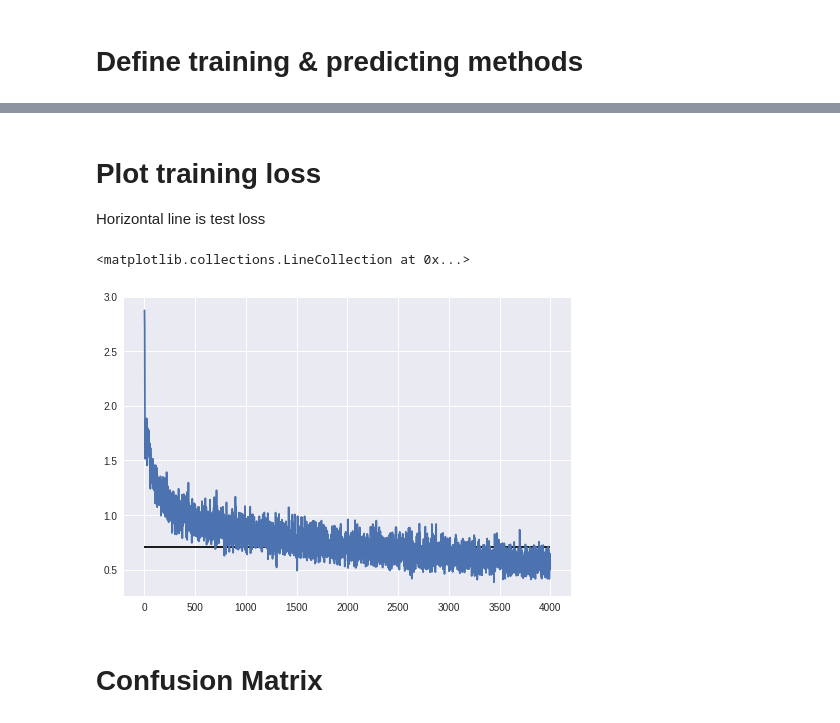
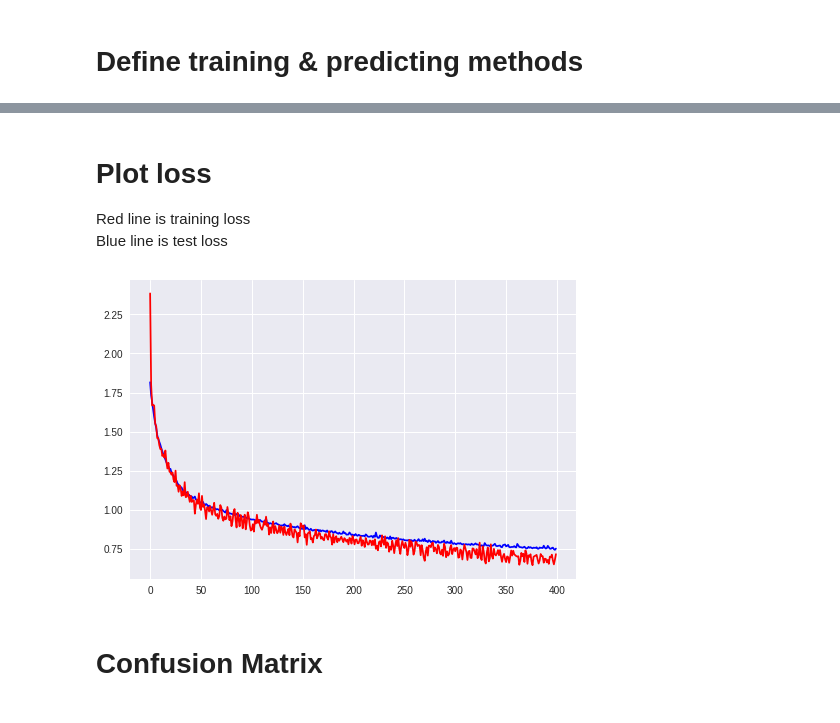
Before and after one commit to nathanaelsee/diffplasticity-RNN, a Jupyter notebook: diffplastRNN.ipynb, the cells around one changed output, grey strips where cells are left out. Saved outputs shown, nothing was run; the diff lists cells and outputs as text; code cells hidden in the pictures.

```diff
--- a/diffplastRNN.ipynb
+++ b/diffplastRNN.ipynb
@@ -67,16 +68,17 @@ import string
 import glob
 import random
 
-all_letters = string.ascii_letters + " .,;'"
+all_letters = string.ascii_lowercase + " .,;'"
 n_letters = len(all_letters)
 
 # Turn a Unicode string to plain ASCII, thanks to http://stackoverflow.com/a/518232/2809427
 def unicodeToAscii(s):
+    s = s.lower()
     return ''.join(
         c for c in unicodedata.normalize('NFD', s)
         if unicodedata.category(c) != 'Mn'
         and c in all_letters
-    ).lower()
+    )
 
 def letterToIndex(letter):
     return all_letters.find(letter)
@@ -234,6 +236,11 @@ net = DiffPlastRNN(n_letters, n_categories)
 loss_func = nn.NLLLoss() # negative log likelihood loss
 optimizer = torch.optim.Adam(net.parameters(), lr=learning_rate) # Adam optimizer - more nuanced than basic grad desc
 
+# Load from model info if previously saved
+if os.path.exists('model.pt') == True:
+    net = torch.load('model.pt')
+    print("Pre-trained model data loaded")
+
 # Enable CUDA if available
 if torch.cuda.is_available():
     net.cuda()
@@ -446,0 +419,6 @@ Test accuracy: 0.7825223435948362
+# %%
+epochs = 20
+for i in range(epochs):
+    random.shuffle(training_set)
+    print("Epoch", i+1)
+    train(training_losses, test_losses)
@@ -447,15 +443,19 @@ Test accuracy: 0.7825223435948362
 # %% [markdown]
-# Plot training loss
-Horizontal line is test loss
+# Plot loss
+Red line is training loss
+Blue line is test loss
 # %%
 import matplotlib.pyplot as plt
 
 graph = plt.figure()
-plt.plot(training_losses)
-plt.hlines(test_loss, 0, len(training_losses))
+axes = plt.gca()
+#axes.set_ylim([0, 2])
+y = range(len(test_losses))
+plt.plot(y, test_losses, 'b')
+plt.plot(y, training_losses, 'r')
+plt.show()
 # %% [output]
-<matplotlib.collections.LineCollection at 0x...>
-[figure, old version]
+[figure, new version]
 # %% [markdown]
 # Confusion Matrix
 # %%
```
Also changed, not shown: parts of 15 cells of this notebook.
